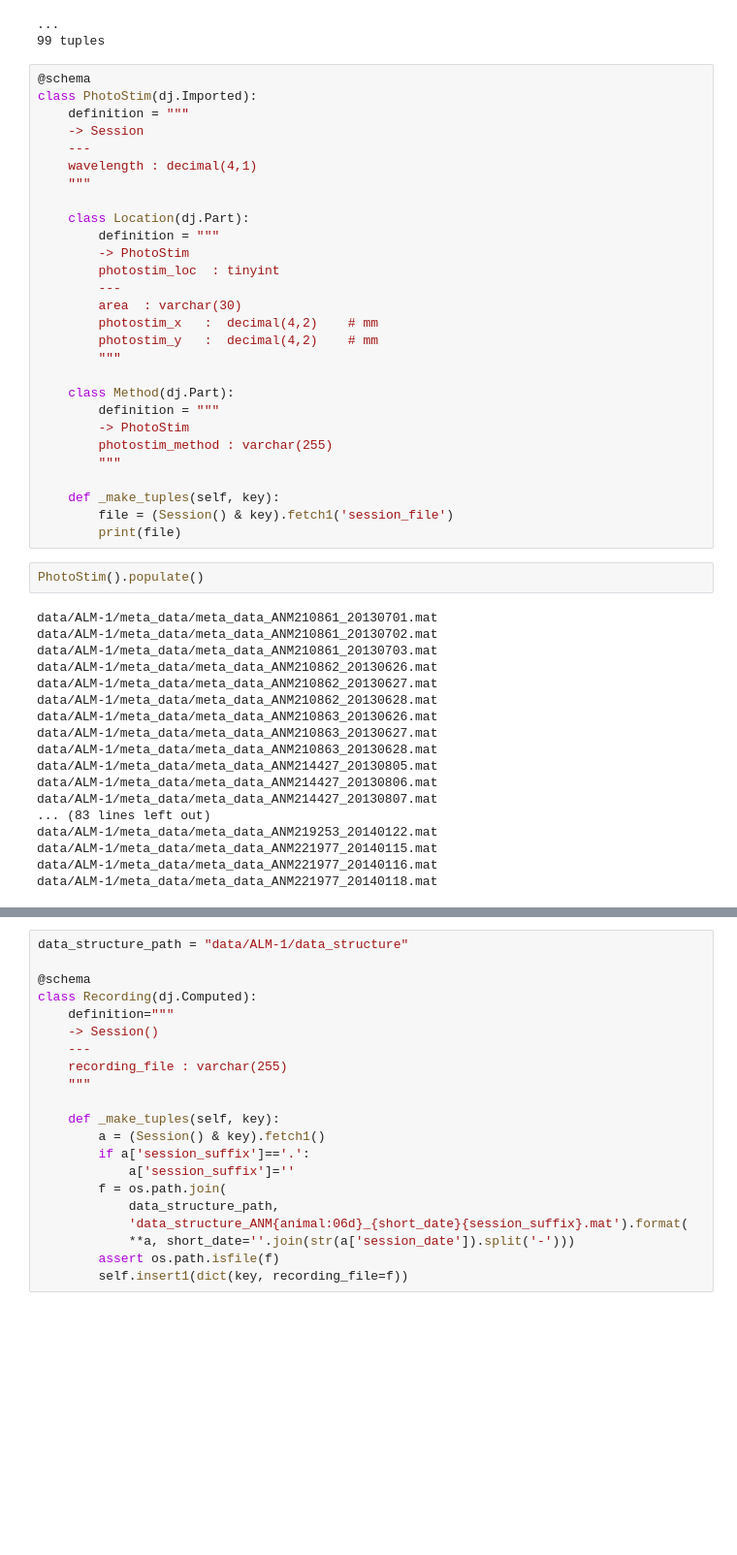
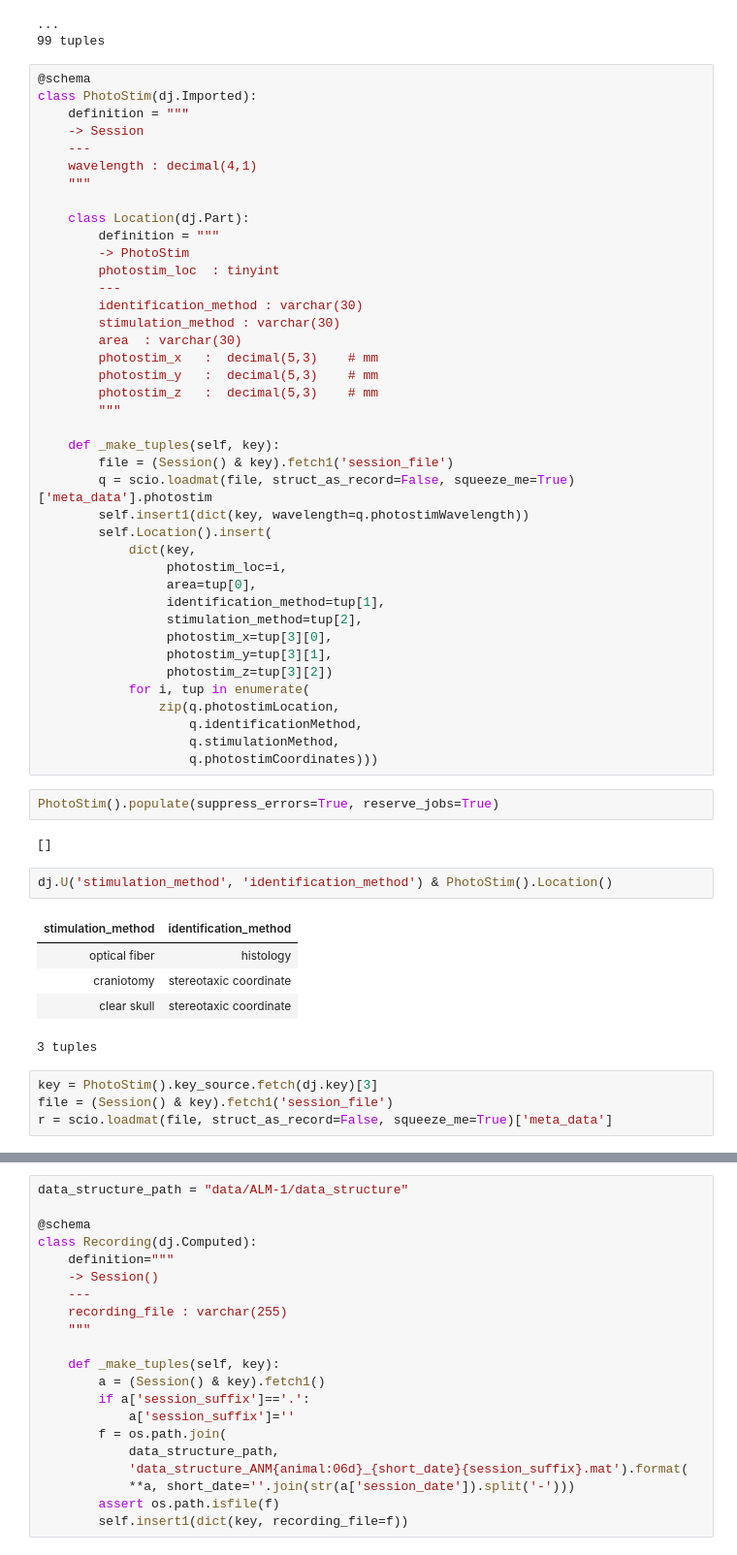
Before and after one commit to mesoscale-activity-map/ALM-tutorial, a Jupyter notebook: ALM1-ingest.ipynb, the cells around one changed output, grey strips where cells are left out. Shown: that part at 97% size. Drawn from its saved outputs; the diff is of its cells as text; blank space fills up the shorter version.

```diff
--- a/ALM1-ingest.ipynb
+++ b/ALM1-ingest.ipynb
@@ -140,37 +140,45 @@ class PhotoStim(dj.Imported):
         -> PhotoStim
         photostim_loc  : tinyint
         ---
+        identification_method : varchar(30)
+        stimulation_method : varchar(30)
         area  : varchar(30)
-        photostim_x   :  decimal(4,2)    # mm
-        photostim_y   :  decimal(4,2)    # mm
-        """
-
-    class Method(dj.Part):
-        definition = """
-        -> PhotoStim
-        photostim_method : varchar(255)
+        photostim_x   :  decimal(5,3)    # mm
+        photostim_y   :  decimal(5,3)    # mm
+        photostim_z   :  decimal(5,3)    # mm
         """
 
     def _make_tuples(self, key):
         file = (Session() & key).fetch1('session_file')
-        print(file)
+        q = scio.loadmat(file, struct_as_record=False, squeeze_me=True)['meta_data'].photostim
+        self.insert1(dict(key, wavelength=q.photostimWavelength))
+        self.Location().insert(
+            dict(key,
+                 photostim_loc=i,
+                 area=tup[0],
+                 identification_method=tup[1],
+                 stimulation_method=tup[2],
+                 photostim_x=tup[3][0],
+                 photostim_y=tup[3][1],
+                 photostim_z=tup[3][2])
+            for i, tup in enumerate(
+                zip(q.photostimLocation,
+                    q.identificationMethod,
+                    q.stimulationMethod,
+                    q.photostimCoordinates)))
 # %%
-PhotoStim().populate()
+PhotoStim().populate(suppress_errors=True, reserve_jobs=True)
 # %% [output]
-data/ALM-1/meta_data/meta_data_ANM210861_20130701.mat
-data/ALM-1/meta_data/meta_data_ANM210861_20130702.mat
-data/ALM-1/meta_data/meta_data_ANM210861_20130703.mat
-data/ALM-1/meta_data/meta_data_ANM210862_20130626.mat
-data/ALM-1/meta_data/meta_data_ANM210862_20130627.mat
-data/ALM-1/meta_data/meta_data_ANM210862_20130628.mat
-data/ALM-1/meta_data/meta_data_ANM210863_20130626.mat
-data/ALM-1/meta_data/meta_data_ANM210863_20130627.mat
-data/ALM-1/meta_data/meta_data_ANM210863_20130628.mat
-data/ALM-1/meta_data/meta_data_ANM214427_20130805.mat
-data/ALM-1/meta_data/meta_data_ANM214427_20130806.mat
-data/ALM-1/meta_data/meta_data_ANM214427_20130807.mat
-... (83 lines left out)
-data/ALM-1/meta_data/meta_data_ANM219253_20140122.mat
-data/ALM-1/meta_data/meta_data_ANM221977_20140115.mat
-data/ALM-1/meta_data/meta_data_ANM221977_20140116.mat
-data/ALM-1/meta_data/meta_data_ANM221977_20140118.mat
+[]
+# %%
+dj.U('stimulation_method', 'identification_method') & PhotoStim().Location()
+# %% [output]
+| stimulation_method | identification_method |
+| optical fiber | histology |
+| craniotomy | stereotaxic coordinate |
+| clear skull | stereotaxic coordinate |
+3 tuples
+# %%
+key = PhotoStim().key_source.fetch(dj.key)[3]
+file = (Session() & key).fetch1('session_file')
+r = scio.loadmat(file, struct_as_record=False, squeeze_me=True)['meta_data']
```
Also changed, not shown: parts of 12 cells of this notebook, 1 other file.
